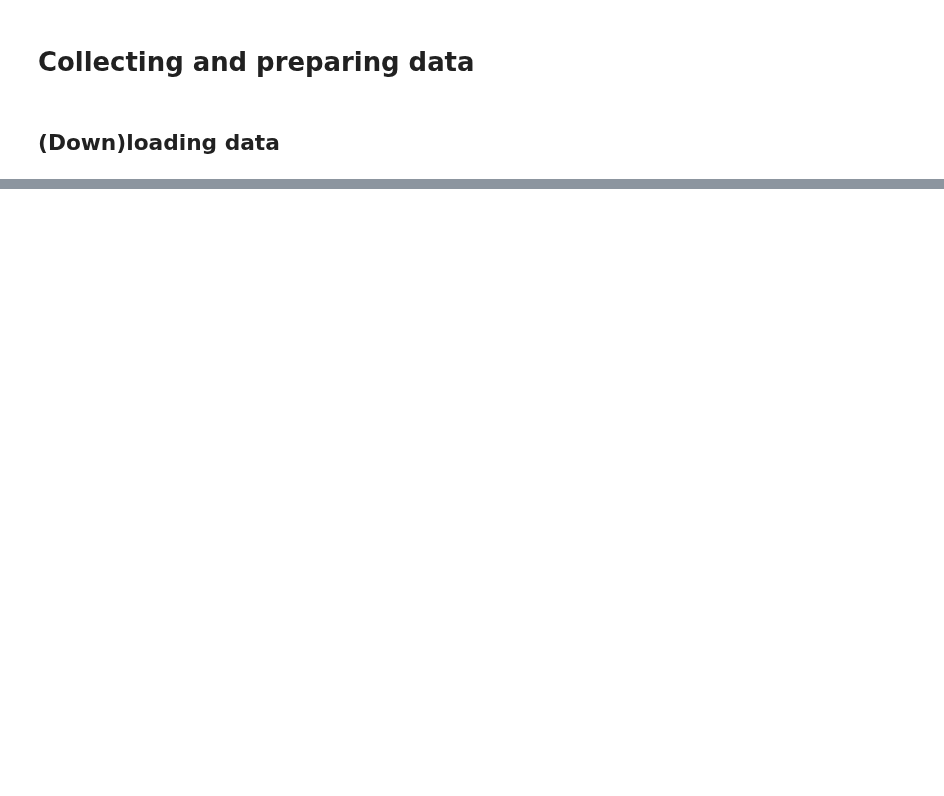
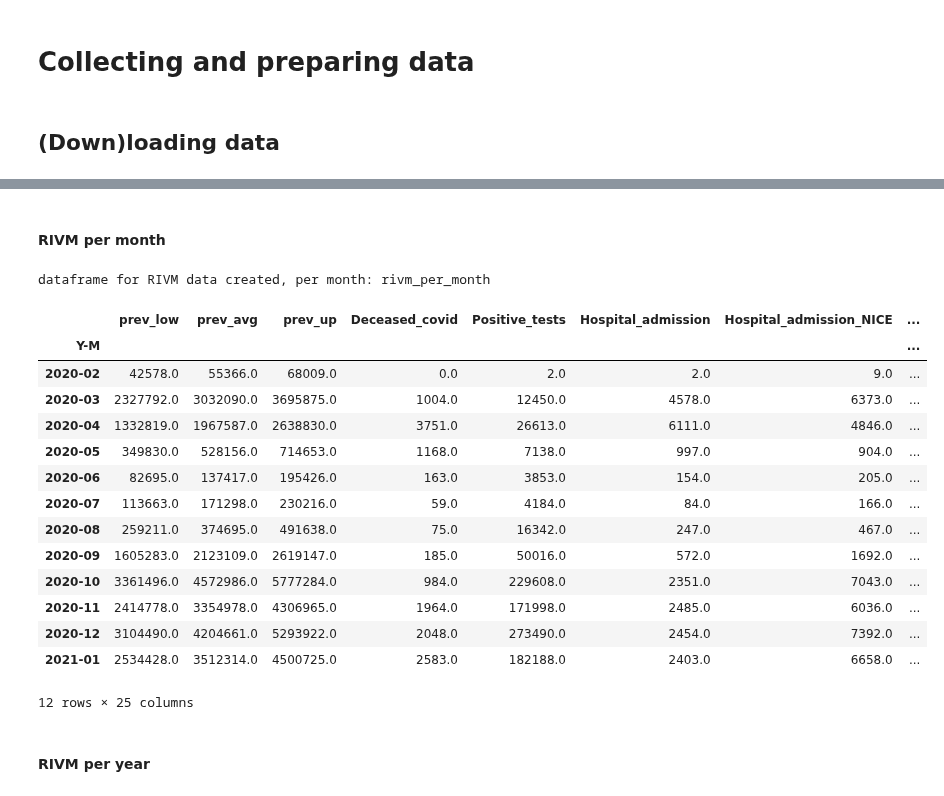
Before and after one commit to cjvanzwol/notebooks, a Jupyter notebook: Covid/data/data.ipynb, the cells around one changed output, grey strips where cells are left out. Saved outputs shown, nothing was run; the diff lists cells and outputs as text; code cells hidden in the pictures; blank space fills up the shorter version.

```diff
--- a/Covid/data/data.ipynb
+++ b/Covid/data/data.ipynb
@@ -285,0 +467,28 @@ population
+# %% [markdown]
+#### RIVM per month
+# %%
+rivm_per_day['Y-M'] = rivm_per_day.index.strftime('%Y') + '-' + rivm_per_day.index.strftime('%m')
+rivm_per_month = rivm_per_day.groupby('Y-M').sum()
+rivm_per_day.drop(columns='Y-M', inplace=True)
+rivm_per_month.index = pd.PeriodIndex(rivm_per_month.index, freq='M')
+rivm_per_month = rivm_per_month[rivm_per_month.index < population_per_month.index.max()]
+
+print('dataframe for RIVM data created, per month: rivm_per_month')
+rivm_per_month
+# %% [output]
+dataframe for RIVM data created, per month: rivm_per_month
+|  | prev_low | prev_avg | prev_up | Deceased_covid | Positive_tests | Hospital_admission | Hospital_admission_NICE | ... |
+| Y-M |  |  |  |  |  |  |  | ... |
+| 2020-02 | 42578.0 | 55366.0 | 68009.0 | 0.0 | 2.0 | 2.0 | 9.0 | ... |
+| 2020-03 | 2327792.0 | 3032090.0 | 3695875.0 | 1004.0 | 12450.0 | 4578.0 | 6373.0 | ... |
+| 2020-04 | 1332819.0 | 1967587.0 | 2638830.0 | 3751.0 | 26613.0 | 6111.0 | 4846.0 | ... |
+| 2020-05 | 349830.0 | 528156.0 | 714653.0 | 1168.0 | 7138.0 | 997.0 | 904.0 | ... |
+| 2020-06 | 82695.0 | 137417.0 | 195426.0 | 163.0 | 3853.0 | 154.0 | 205.0 | ... |
+| 2020-07 | 113663.0 | 171298.0 | 230216.0 | 59.0 | 4184.0 | 84.0 | 166.0 | ... |
+| 2020-08 | 259211.0 | 374695.0 | 491638.0 | 75.0 | 16342.0 | 247.0 | 467.0 | ... |
+| 2020-09 | 1605283.0 | 2123109.0 | 2619147.0 | 185.0 | 50016.0 | 572.0 | 1692.0 | ... |
+| 2020-10 | 3361496.0 | 4572986.0 | 5777284.0 | 984.0 | 229608.0 | 2351.0 | 7043.0 | ... |
+| 2020-11 | 2414778.0 | 3354978.0 | 4306965.0 | 1964.0 | 171998.0 | 2485.0 | 6036.0 | ... |
+| 2020-12 | 3104490.0 | 4204661.0 | 5293922.0 | 2048.0 | 273490.0 | 2454.0 | 7392.0 | ... |
+| 2021-01 | 2534428.0 | 3512314.0 | 4500725.0 | 2583.0 | 182188.0 | 2403.0 | 6658.0 | ... |
+12 rows × 25 columns
@@ -285,0 +498,2 @@ population
+# %% [markdown]
+#### RIVM per year
```
Also changed, not shown: parts of 42 cells of this notebook, 31 other files.
